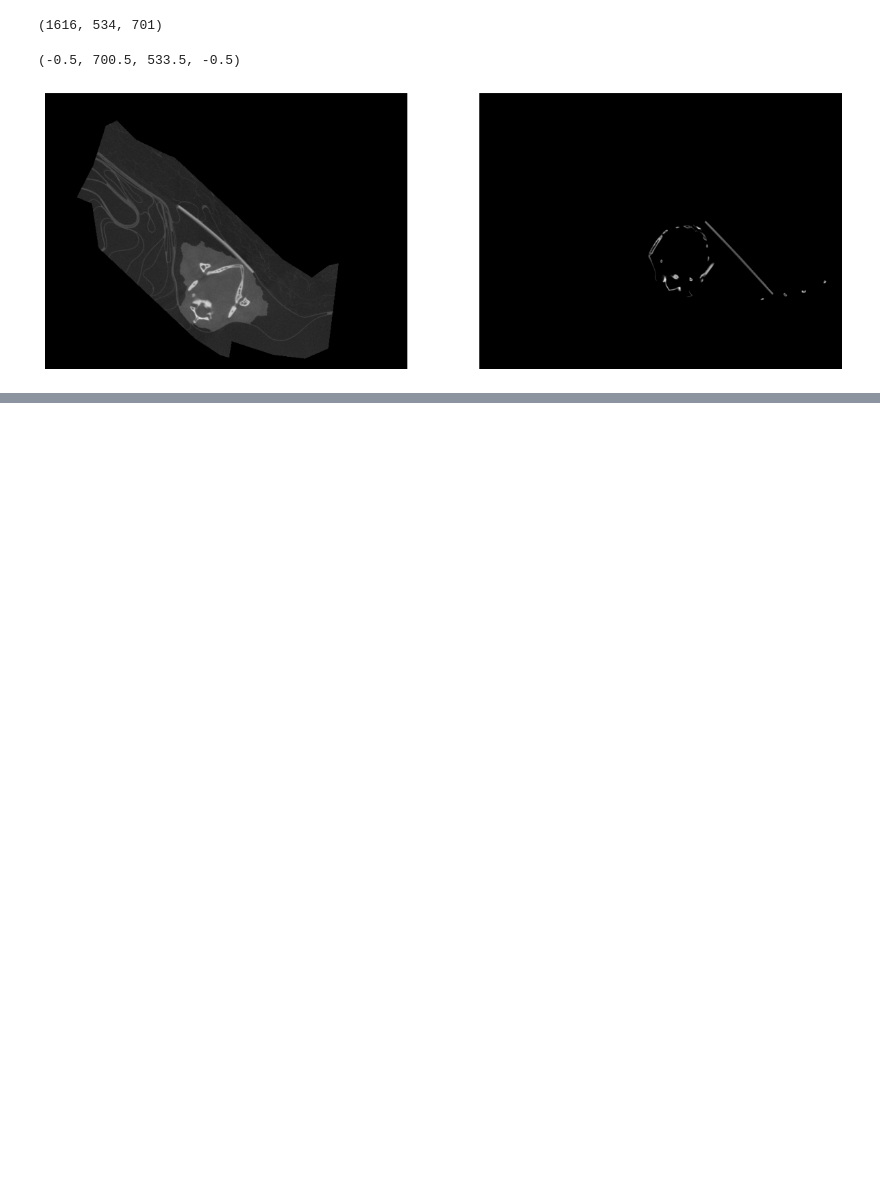
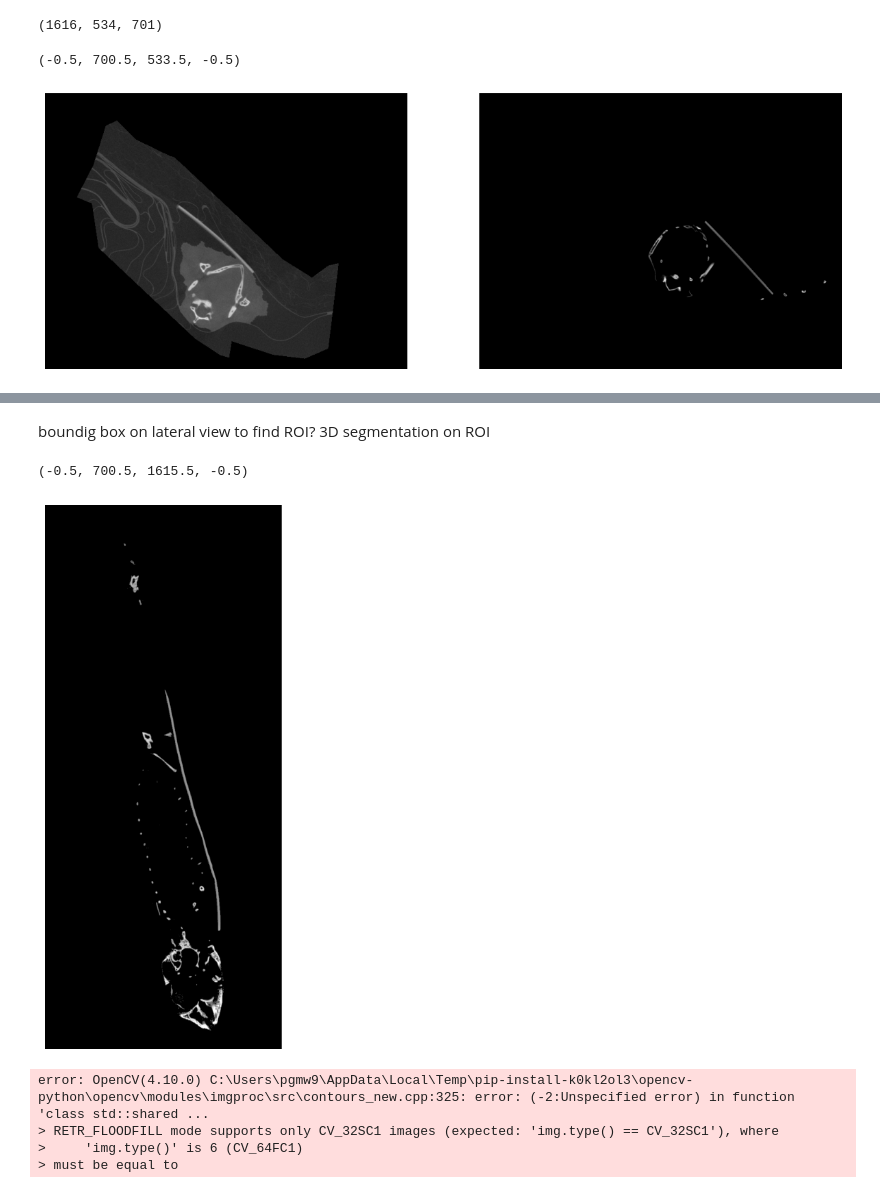
Before and after one commit to Human-Augment-Analytics/Lizard-Auto-Segmentation, a Jupyter notebook: testtif.ipynb, the cells around one changed output, grey strips where cells are left out. Saved outputs shown, nothing was run; the diff lists cells and outputs as text; code cells hidden in the pictures; blank space fills up the shorter version.

```diff
--- a/testtif.ipynb
+++ b/testtif.ipynb
@@ -70,0 +100,31 @@ ax[1].axis('off')
+# %% [markdown]
+boundig box on lateral view to find ROI? 3D segmentation on ROI
+# %%
+vol2 = vol.copy()
+vol2[vol2 <= 23000] = 0
+
+
+fig, ax = plt.subplots(1, 1, figsize=(15, 10))
+# Draw the image in grayscale
+ax.imshow(vol2[:,330, :], cmap='gray', vmin=0, vmax=62000)
+
+# Remove axis ticks and labels
+ax.axis('off')
+# %% [output]
+(-0.5, 700.5, 1615.5, -0.5)
+[figure, added]
+# %%
+vol2 = vol2.astype('float64')
+vol2 *= (255.0/vol2.max())
+contours,hierarchy = cv2.findContours(vol2[:, 330, :], cv2.RETR_FLOODFILL, 2)
+
+cnt = contours
+rect = cv2.minAreaRect(cnt[0])
+box = cv2.boxPoints(rect)
+box = np.int0(box)
+cv2.drawContours(img,[box],0,(0,0,255),2)
+# %% [output]
+error: OpenCV(4.10.0) C:\Users\pgmw9\AppData\Local\Temp\pip-install-k0kl2ol3\opencv-python\opencv\modules\imgproc\src\contours_new.cpp:325: error: (-2:Unspecified error) in function 'class std::shared ...
+> RETR_FLOODFILL mode supports only CV_32SC1 images (expected: 'img.type() == CV_32SC1'), where
+>     'img.type()' is 6 (CV_64FC1)
+> must be equal to
```
Also changed, not shown: parts of 6 cells of this notebook, 7 other files.
